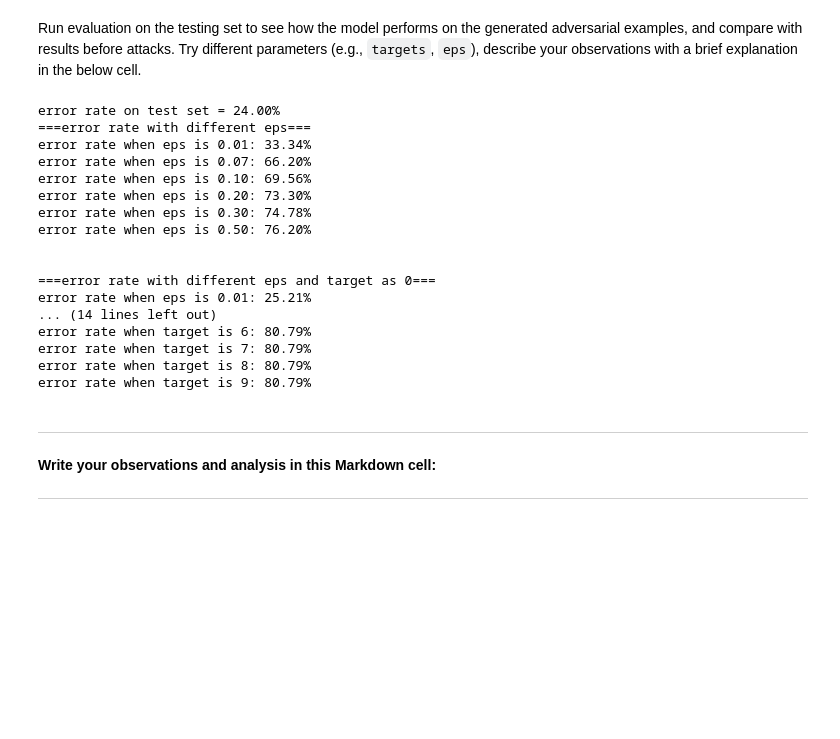
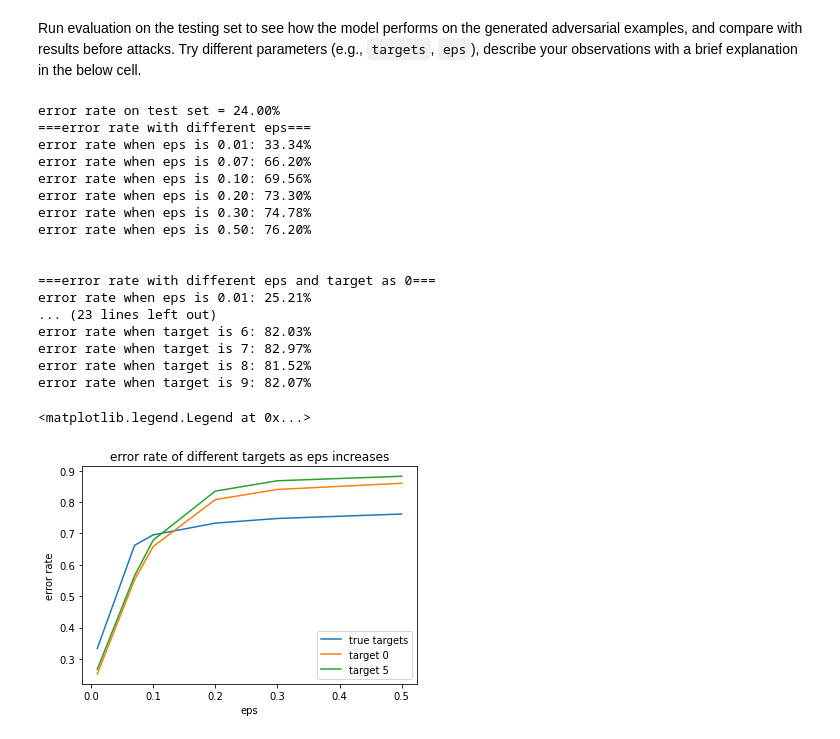
Before and after one commit to s-elo/AI, a Jupyter notebook: project1/EE5934_Project1.ipynb, the cells around one changed output. Cells and saved outputs as stored; diff of their text form; code cells hidden in the pictures; blank space fills up the shorter version.

Commit message:
project1 analysis finished

```diff
--- a/project1/EE5934_Project1.ipynb
+++ b/project1/EE5934_Project1.ipynb
@@ -1002,7 +1002,7 @@ def eval_on_adv_data(eps=0.07, target=None):
         inputs, labels = inputs.to(device), labels.to(device)
 
         if target != None:
-            adv_inputs = generate_adv_image(model, inputs, labels, eps=eps, targets=torch.zeros_like(labels)).to(device)
+            adv_inputs = generate_adv_image(model, inputs, labels, eps=eps, targets=torch.full(labels.size(), fill_value=target).to(device)).to(device)
         else:
             adv_inputs = generate_adv_image(model, inputs, labels, eps=eps, targets=None).to(device)
 
@@ -1017,48 +1017,68 @@ def eval_on_adv_data(eps=0.07, target=None):
     adv_error = adv_error / test_size
     return adv_error
 
+true_target_err = []
+target_0_err = []
+target_5_err = []
+
 print(f'===error rate with different eps===')
 for eps in epss:
     error = eval_on_adv_data(eps)
+    true_target_err.append(error.cpu().data)
     print('error rate when eps is {:.2f}: {:.2f}%'.format(eps, error * 100))
 
 print('\n')
 
 print(f'===error rate with different eps and target as 0===')
 for eps in epss:
     error = eval_on_adv_data(eps, target=0)
+    target_0_err.append(error.cpu().data)
+    print('error rate when eps is {:.2f}: {:.2f}%'.format(eps, error * 100))
+
+print('\n')
+
+print(f'===error rate with different eps and target as 5===')
+for eps in epss:
+    error = eval_on_adv_data(eps, target=5)
+    target_5_err.append(error.cpu().data)
     print('error rate when eps is {:.2f}: {:.2f}%'.format(eps, error * 100))
 
 print('\n')
 
 print(f'===error rate with different targets and eps as 0.2===')
 for target in targets:
     error = eval_on_adv_data(eps=0.2, target=target)
     print('error rate when target is {:d}: {:.2f}%'.format(target, error * 100))
+
+# draw the error rate of different targets as eps increases
+plt.figure()
+plt.plot(epss, true_target_err, label='true targets')
+plt.plot(epss, target_0_err, label='target 0')
+plt.plot(epss, target_5_err, label='target 5')
+plt.xlabel('eps')
+plt.ylabel('error rate')
+plt.title('error rate of different targets as eps increases')
+plt.legend()
 ##############################################################################
 #                             END OF YOUR CODE                               #
 ##############################################################################
 # %% [output]
 error rate on test set = 24.00%
 ===error rate with different eps===
 error rate when eps is 0.01: 33.34%
 error rate when eps is 0.07: 66.20%
 error rate when eps is 0.10: 69.56%
 error rate when eps is 0.20: 73.30%
 error rate when eps is 0.30: 74.78%
 error rate when eps is 0.50: 76.20%
 
 
 ===error rate with different eps and target as 0===
 error rate when eps is 0.01: 25.21%
-... (14 lines left out)
-error rate when target is 6: 80.79%
-error rate when target is 7: 80.79%
-error rate when target is 8: 80.79%
-error rate when target is 9: 80.79%
+... (23 lines left out)
+error rate when target is 6: 82.03%
+error rate when target is 7: 82.97%
+error rate when target is 8: 81.52%
+error rate when target is 9: 82.07%
+<matplotlib.legend.Legend at 0x...>
+[figure, added]
-# %% [markdown]
----
-
-**Write your observations and analysis in this Markdown cell:**
-
----
```
Also changed, not shown: parts of 1 cell of this notebook, 2 other files.
